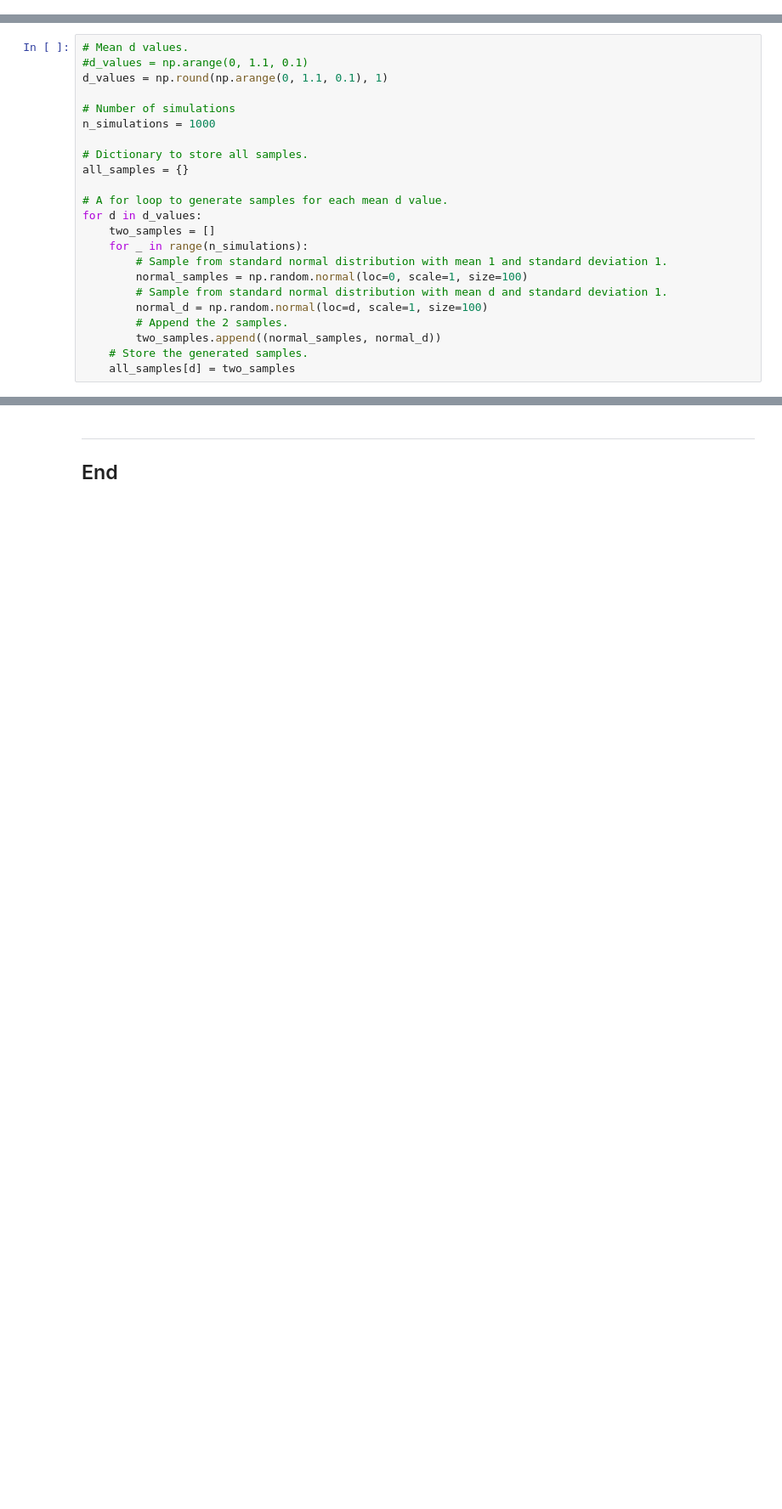
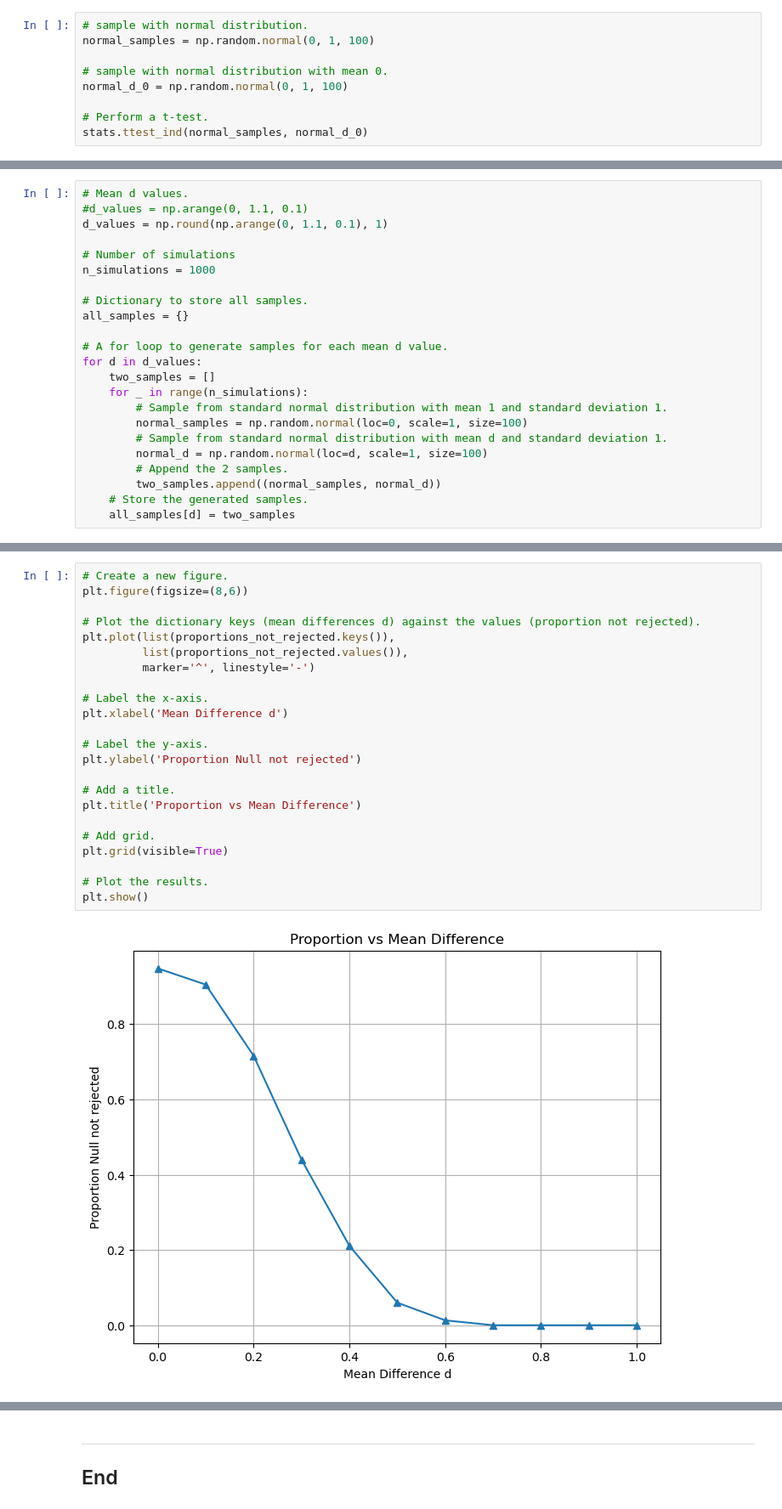
Before and after one commit to FatimaBOliveira/applied-statistics-assessment, a Jupyter notebook: problems.ipynb, the cells around one changed output, grey strips where cells are left out. Shown: that part at 85% size. Drawn from its saved outputs; the diff is of its cells as text; blank space fills up the shorter version.

```diff
--- a/problems.ipynb
+++ b/problems.ipynb
@@ -433,0 +488,9 @@ https://www.graphpad.com/support/faq/testing-data-for-normal-distrbution/#:~:tex
+# %%
+# sample with normal distribution.
+normal_samples = np.random.normal(0, 1, 100)
+
+# sample with normal distribution with mean 0.
+normal_d_0 = np.random.normal(0, 1, 100)
+
+# Perform a t-test.
+stats.ttest_ind(normal_samples, normal_d_0)
@@ -515,0 +593,25 @@ plt.show()
+# %%
+# Create a new figure.
+plt.figure(figsize=(8,6))
+
+# Plot the dictionary keys (mean differences d) against the values (proportion not rejected).
+plt.plot(list(proportions_not_rejected.keys()),
+         list(proportions_not_rejected.values()),
+         marker='^', linestyle='-')
+
+# Label the x-axis.
+plt.xlabel('Mean Difference d')
+
+# Label the y-axis.
+plt.ylabel('Proportion Null not rejected')
+
+# Add a title.
+plt.title('Proportion vs Mean Difference')
+
+# Add grid.
+plt.grid(visible=True)
+
+# Plot the results.
+plt.show()
+# %% [output]
+[figure, added]
```
Also changed, not shown: parts of 23 cells of this notebook.
